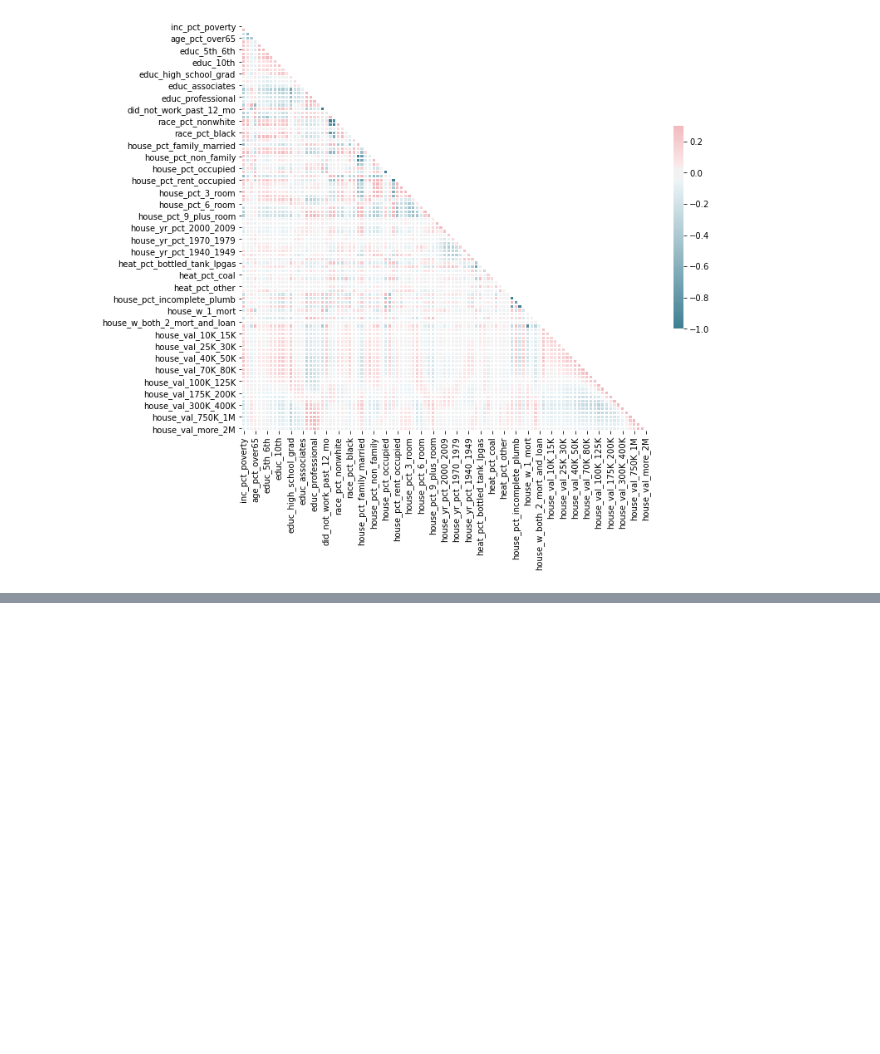
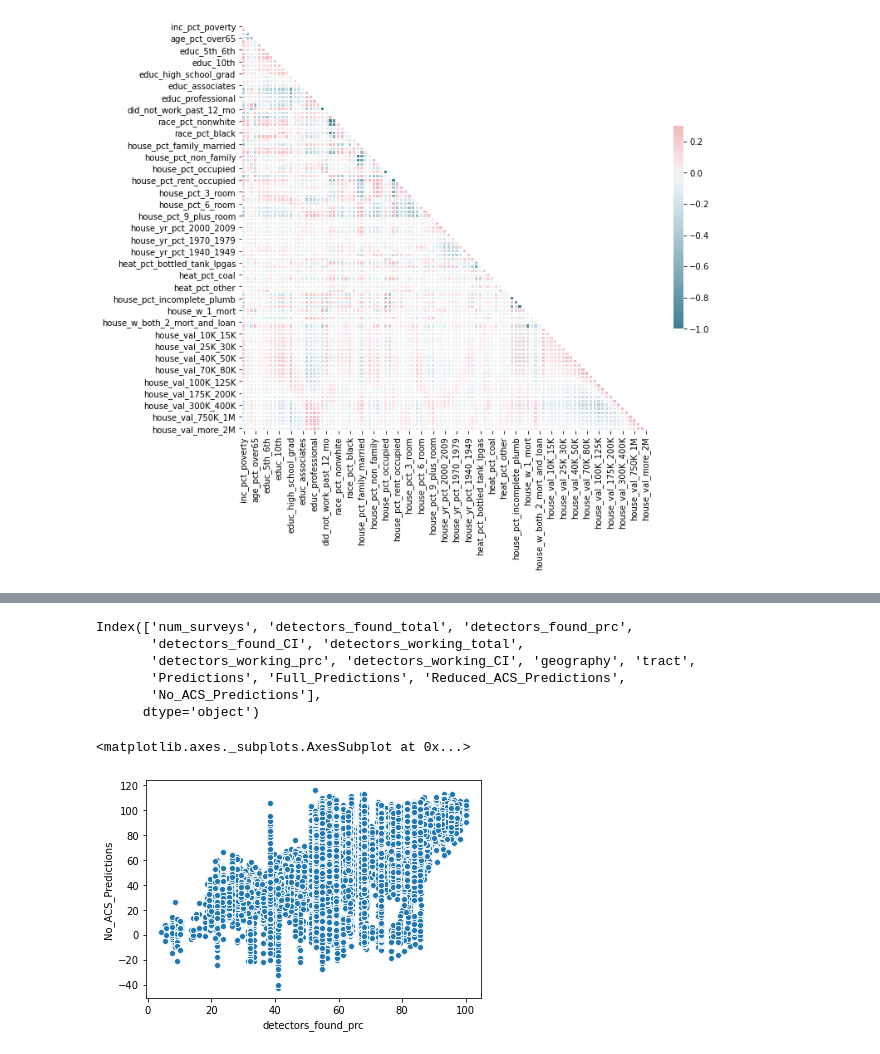
Before and after one commit to DataKind-DC/rcp2, a Jupyter notebook: Code/Models/Smoke_alarm2.ipynb, the cells around one changed output, grey strips where cells are left out. Cells and saved outputs as stored; diff of their text form; code cells hidden in the pictures; blank space fills up the shorter version.

```diff
--- a/Code/Models/Smoke_alarm2.ipynb
+++ b/Code/Models/Smoke_alarm2.ipynb
@@ -129,3 +167,6 @@ rd = rd.iloc[:,3:]
+# %%
+rd = create_rurality_data(sm,True)
+rd_all = create_rurality_data(sm_all)
 # %%
 def train_model(X = rd, y= sm, ACS = pd.DataFrame(),predict ='Presence', modeltype='XGBoost'):
     from scipy.stats import zscore, pearsonr
@@ -269,0 +336,5 @@ Feature ranking:
+# %%
+sm_all['Full_Predictions'] =  mdl.predict(rd_all.merge(ACS,how = 'left', left_index = True, right_index = True) )
+sm_all['Reduced_ACS_Predictions'] =  mdl2.predict(rd_all.merge(ACS_reduced,how = 'left', left_index = True, right_index = True) )
+sm_all['No_ACS_Predictions'] =  mdl3.predict(rd_all )
+sm_all['Avg_Predictions']  = (sm_all['No_ACS_Predictions'] +sm_all['Reduced_ACS_Predictions']) /2
@@ -269,0 +363,14 @@ Feature ranking:
+# %%
+sm_all.columns
+# %% [output]
+Index(['num_surveys', 'detectors_found_total', 'detectors_found_prc',
+       'detectors_found_CI', 'detectors_working_total',
+       'detectors_working_prc', 'detectors_working_CI', 'geography', 'tract',
+       'Predictions', 'Full_Predictions', 'Reduced_ACS_Predictions',
+       'No_ACS_Predictions'],
+      dtype='object')
+# %%
+sns.scatterplot(sm_all['detectors_found_prc'],sm_all['No_ACS_Predictions'])
+# %% [output]
+<matplotlib.axes._subplots.AxesSubplot at 0x...>
+[figure, added]
```
Also changed, not shown: parts of 10 cells of this notebook, 1 other file.
